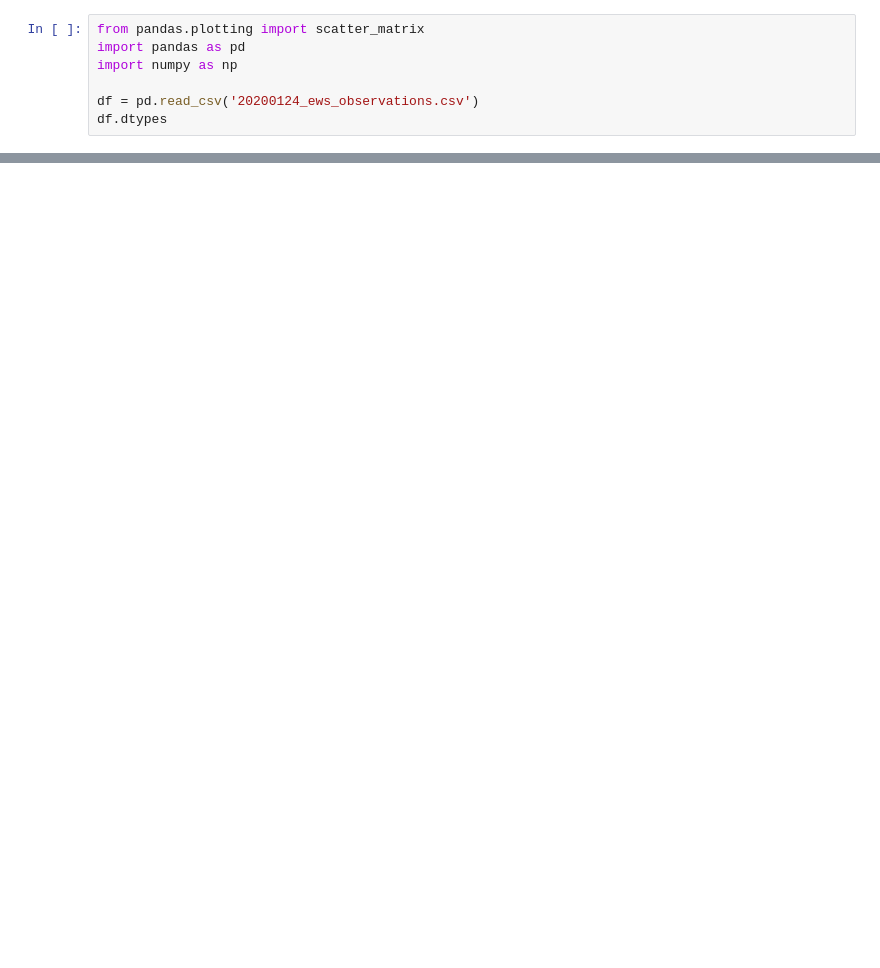
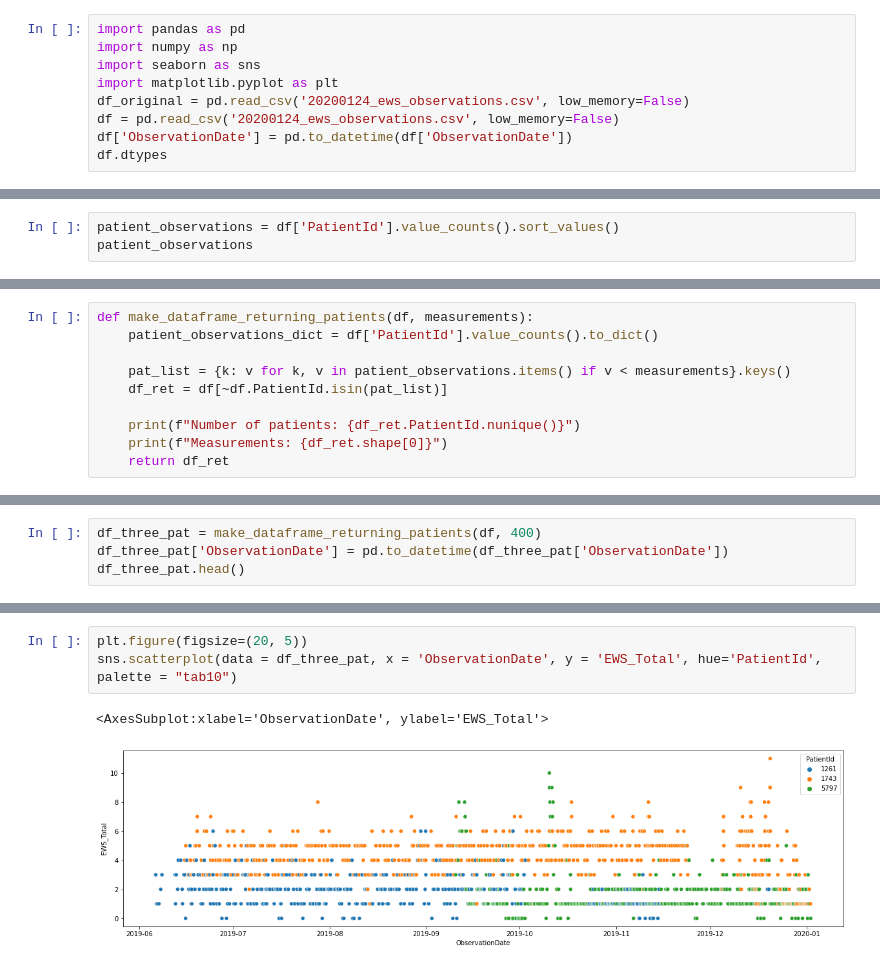
Before and after one commit to kustex/arinti_ews_usecase, a Jupyter notebook: arinti_EWS_notebook.ipynb, the cells around one changed output, grey strips where cells are left out. Drawn from its saved outputs; the diff is of its cells as text; blank space fills up the shorter version.

```diff
--- a/arinti_EWS_notebook.ipynb
+++ b/arinti_EWS_notebook.ipynb
@@ -1,8 +10,10 @@
 # %%
-from pandas.plotting import scatter_matrix
 import pandas as pd
 import numpy as np
-
-df = pd.read_csv('20200124_ews_observations.csv')
+import seaborn as sns
+import matplotlib.pyplot as plt
+df_original = pd.read_csv('20200124_ews_observations.csv', low_memory=False)
+df = pd.read_csv('20200124_ews_observations.csv', low_memory=False)
+df['ObservationDate'] = pd.to_datetime(df['ObservationDate'])
 df.dtypes
 # %% [output]
@@ -74,0 +120,3 @@ array(['ALERT', 'UNRESPONSIVE', 'NEW_CONFUSION', 'VOICE', 'PAIN'],
+# %%
+patient_observations = df['PatientId'].value_counts().sort_values()
+patient_observations
@@ -74,0 +225,10 @@ array(['ALERT', 'UNRESPONSIVE', 'NEW_CONFUSION', 'VOICE', 'PAIN'],
+# %%
+def make_dataframe_returning_patients(df, measurements):
+    patient_observations_dict = df['PatientId'].value_counts().to_dict()
+
+    pat_list = {k: v for k, v in patient_observations.items() if v < measurements}.keys()
+    df_ret = df[~df.PatientId.isin(pat_list)]
+
+    print(f"Number of patients: {df_ret.PatientId.nunique()}")
+    print(f"Measurements: {df_ret.shape[0]}")
+    return df_ret
@@ -74,0 +270,4 @@ array(['ALERT', 'UNRESPONSIVE', 'NEW_CONFUSION', 'VOICE', 'PAIN'],
+# %%
+df_three_pat = make_dataframe_returning_patients(df, 400)
+df_three_pat['ObservationDate'] = pd.to_datetime(df_three_pat['ObservationDate'])
+df_three_pat.head()
@@ -74,0 +288,6 @@ array(['ALERT', 'UNRESPONSIVE', 'NEW_CONFUSION', 'VOICE', 'PAIN'],
+# %%
+plt.figure(figsize=(20, 5))
+sns.scatterplot(data = df_three_pat, x = 'ObservationDate', y = 'EWS_Total', hue='PatientId', palette = "tab10")
+# %% [output]
+<AxesSubplot:xlabel='ObservationDate', ylabel='EWS_Total'>
+[figure, added]
```
Also changed, not shown: parts of 73 cells of this notebook.
